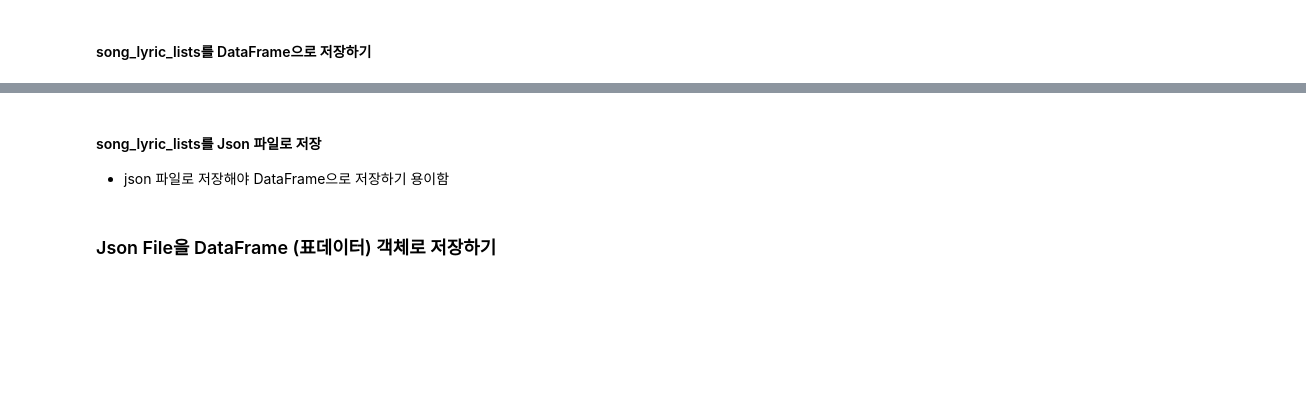
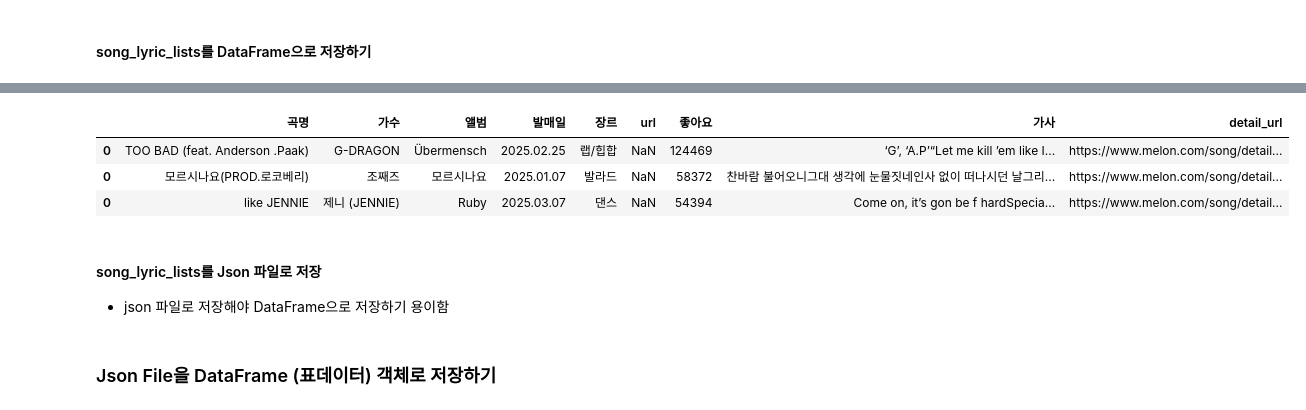
Before and after one commit to lamin5/Python_Webscraping_Analysis, a Jupyter notebook: 04.Melon100차트_데이터파싱_DB저장.ipynb, the cells around one changed output, grey strips where cells are left out. Cells and saved outputs as stored; diff of their text form; code cells hidden in the pictures; blank space fills up the shorter version.

```diff
--- a/04.Melon100차트_데이터파싱_DB저장.ipynb
+++ b/04.Melon100차트_데이터파싱_DB저장.ipynb
@@ -82,33 +82,33 @@ headers = {
     'user-agent':'Mozilla/5.0 (Windows NT 10.0; Win64; x64) AppleWebKit/537.36 (KHTML, like Gecko) Chrome/74.0.3729.169 Safari/537.36'
 }
 
-# Song 100곡의 상세정보 목록을 저장할 List 선언
-song_lyric_list = []
+# Song 100곡의 상세정보 목록을 저장할 list 선언
+song_lyric_list = list()
 print('===> 100 곡 노래 파싱 시작')
-for idx,song in enumerate(song_list[:2],1):
-    print(idx)
+for idx,song in enumerate(song_list,1):
+    print(f'==> {idx} {song['title']}')
     # Song 1곡의 상세정보를 저장할 dict 선언
     song_lyric_dict = dict()
 
     res = requests.get(song['url'], headers=headers)
     if res.ok:
-        soup = BeautifulSoup(res.text, 'html.parser')
+        soup = BeautifulSoup(res.text,'html.parser')
         song_lyric_dict['곡명'] = song['title']
 
         singer_span = soup.select_one("a[href*='goArtistDetail'] span")
         song_lyric_dict['가수'] = singer_span.text
 
-        song_dd = soup.select('div.meta dd') #song_dd는 ResultSet타입, song_dd[0]는 Tag 타입
+        song_dd = soup.select('div.meta dd') #song_dd는 ResultSet타입, song_dd[0]는 Tag 타입입
         if song_dd:
             song_lyric_dict['앨범'] = song_dd[0].text
             song_lyric_dict['발매일'] = song_dd[1].text
             song_lyric_dict['장르'] = song_dd[2].text
 
         # Song 상세정보 링크
-        song_lyric_dict = dict()
+        song_lyric_dict['detail_url'] = song['url']
 
         # 좋아요 건수
-        song_id= song['id']
+        song_id = song['id']
         ajax_url = f'https://www.melon.com/commonlike/getSongLike.json?contsIds={song_id}'
         res = requests.get(ajax_url, headers=headers)
         if res.ok:
@@ -120,14 +120,18 @@ for idx,song in enumerate(song_list[:2],1):
             lyric = lyric_div[0].text
         else:
             lyric = ''
-        print(lyric)
 
-        print(song_lyric_dict)
+        # \n\r\t 특수문자를 찾는 Pattern객체 생성
+        pattern = re.compile(r'[\n\r\t]')
+        song_lyric_dict['가사'] = pattern.sub('', lyric)
+
+        # list에 상세정보 담은 dict를 저장
+        song_lyric_list.append(song_lyric_dict)
     else:
         print(f'Error Code = {res.status_code}')
 
+print(len(song_lyric_list))
+pprint(song_lyric_list[:2])
 print('===> 100 곡 노래 파싱 끝')
-
-# 좋아요 건수 가져오기 ajax_url = f'https://www.melon.com/commonlike/getSongLike.json?contsIds={song_id}'
 # %% [output]
 ===> 100 곡 노래 파싱 시작
@@ -149,3 +156,19 @@ print('===> 100 곡 노래 파싱 끝')
+# %%
+# [{'가수';'BTS','앨범':''},{}]
+import pandas as pd
+
+#컬럼명을 설정하면서 empty DataFrame 객체생성
+song_list_df = pd.DataFrame(columns=['곡명','가수','앨범','발매일','장르','url','좋아요','가사'])
+for song_lyric in song_lyric_list: #[ {},{},{} ]
+    df_new_row = pd.DataFrame.from_records([song_lyric])
+    song_list_df = pd.concat([song_list_df, df_new_row])
+
+song_list_df.head(3)
+# %% [output]
+|  | 곡명 | 가수 | 앨범 | 발매일 | 장르 | url | 좋아요 | 가사 | detail_url |
+| 0 | TOO BAD (feat. Anderson .Paak) | G-DRAGON | Übermensch | 2025.02.25 | 랩/힙합 | NaN | 124469 | ‘G’, ‘A.P’“Let me kill ’em like I... | https://www.melon.com/song/detail... |
+| 0 | 모르시나요(PROD.로코베리) | 조째즈 | 모르시나요 | 2025.01.07 | 발라드 | NaN | 58372 | 찬바람 불어오니그대 생각에 눈물짓네인사 없이 떠나시던 날그리... | https://www.melon.com/song/detail... |
+| 0 | like JENNIE | 제니 (JENNIE) | Ruby | 2025.03.07 | 댄스 | NaN | 54394 | Come on, it’s gon be f hardSpecia... | https://www.melon.com/song/detail... |
 # %% [markdown]
 #### song_lyric_lists를 Json 파일로 저장
 * json 파일로 저장해야 DataFrame으로 저장하기 용이함
```
Also changed, not shown: parts of 7 cells of this notebook, 1 other file.
